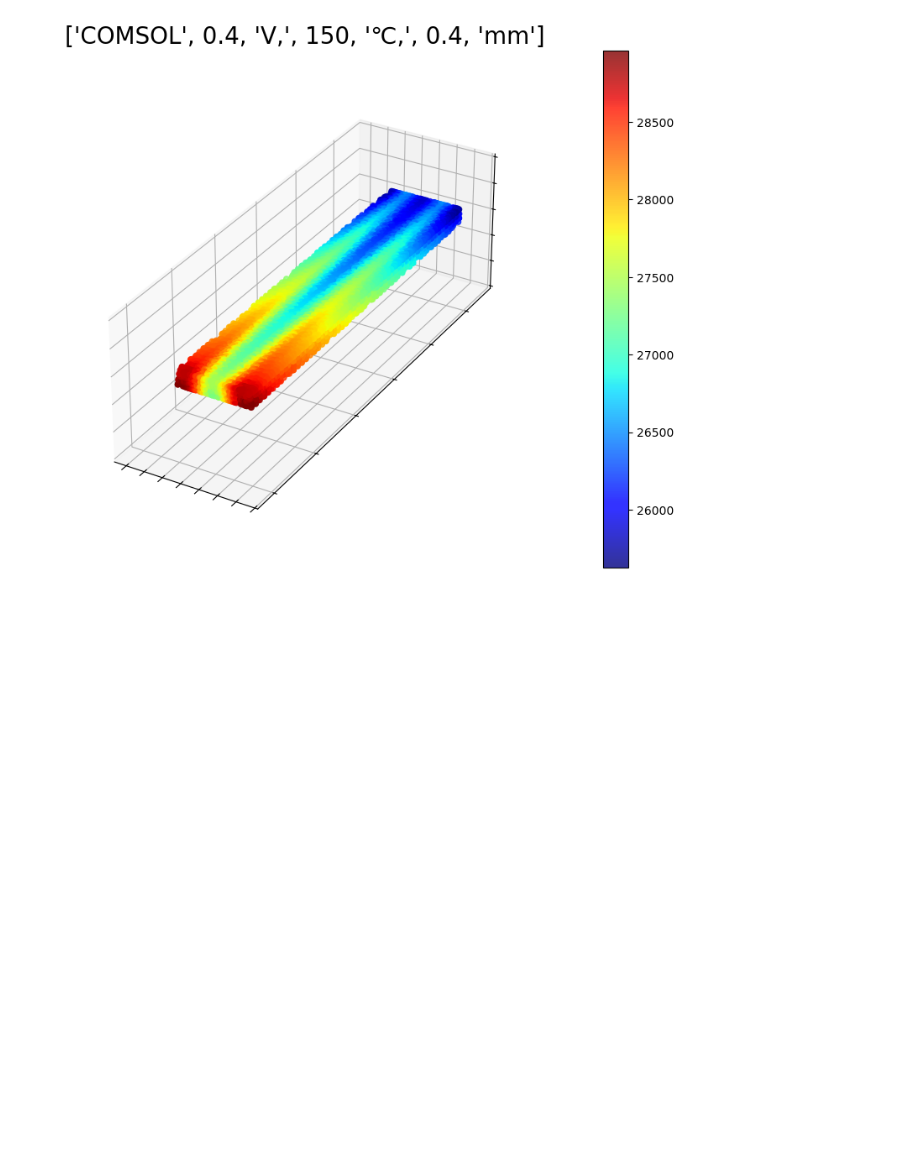
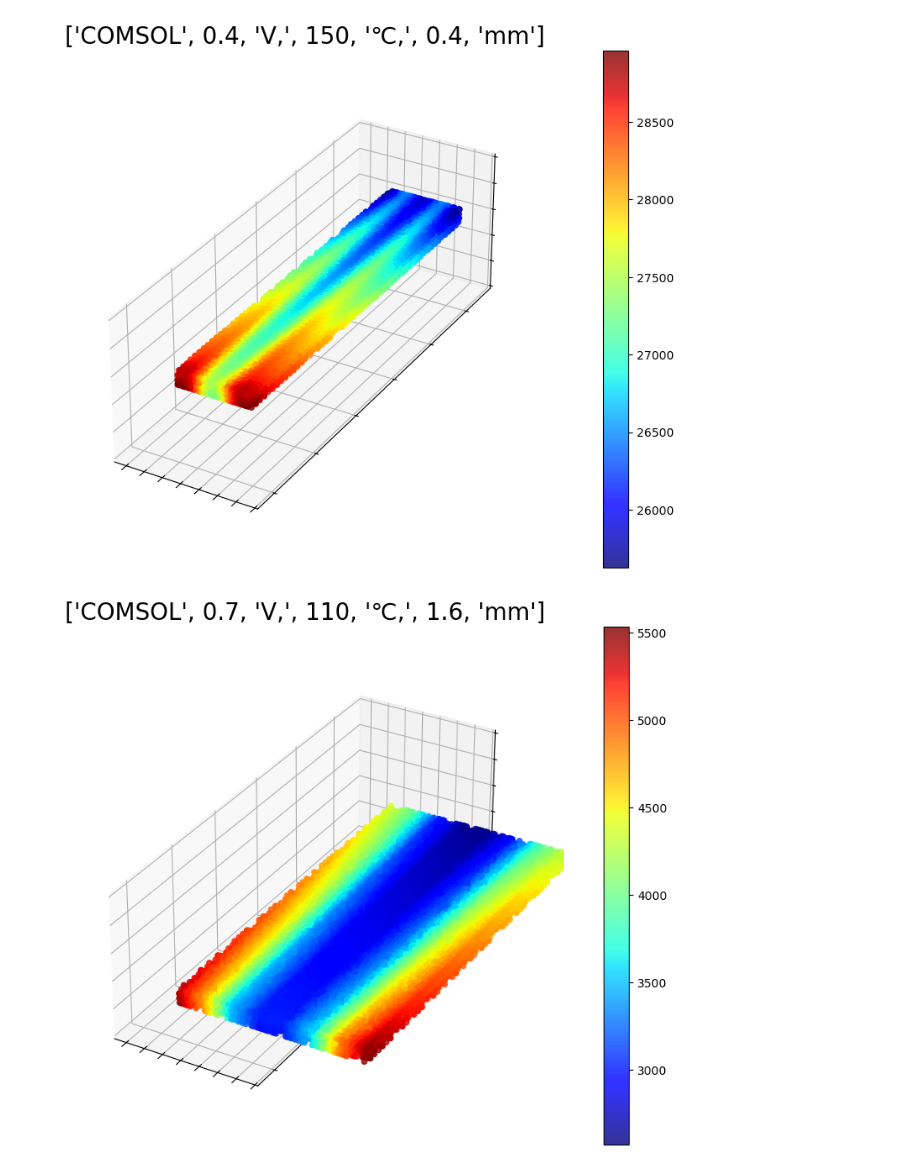
Before and after one commit to OkaHaruya/Oka-fcsl, a Jupyter notebook: LightGBM&NN_24-3-13/Result_180℃_CD_3D+O2dist2.ipynb, the cells around one changed output. Cells and saved outputs as stored; diff of their text form; code cells hidden in the pictures; blank space fills up the shorter version.

```diff
--- a/LightGBM&NN_24-3-13/Result_180℃_CD_3D+O2dist2.ipynb
+++ b/LightGBM&NN_24-3-13/Result_180℃_CD_3D+O2dist2.ipynb
@@ -345,6 +289,6 @@ I_pre(0.4,135,0.8)
 # %%
 def i_COM(V,T,W):  #COMSOLの結果を表示する関数
-  global def1
+  global df1
   df_A = df1[(df1['V[V]']==V) & (df1['T_cell[℃]']==T) & (df1['W_ch[mm]']==W)]
   #COMSOLの結果の正規化されてないグラフ
   fig2 = plt.figure(figsize=(12, 8))
@@ -370,6 +314,10 @@ def i_COM(V,T,W):  #COMSOLの結果を表示する関数
 i_COM(0.4,150,0.4)
 # %% [output]
 [figure]
+# %%
+i_COM(0.7,110,1.6)
+# %% [output]
+[figure, added]
 # %%
 I_pre(0.4,150,0.4)
 # %% [output]
```
Also changed, not shown: parts of 40 cells of this notebook, 9 other files.
